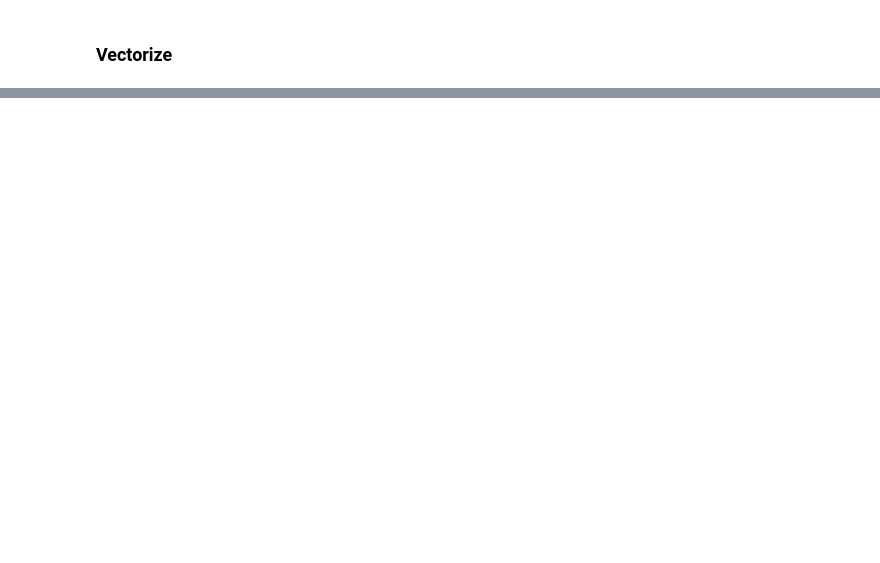
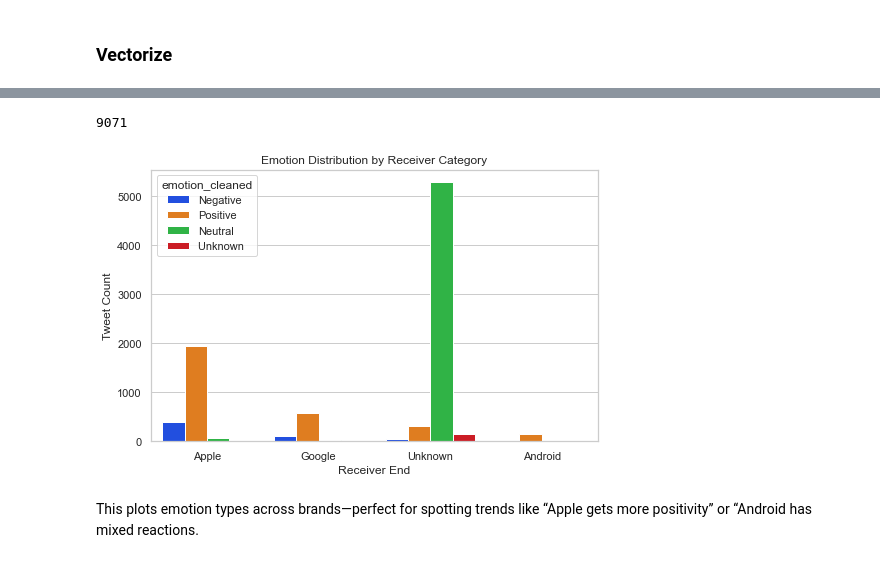
Before and after one commit to FrancisNdirangu/NLPGroupProject, a Jupyter notebook: notebook.ipynb, the cells around one changed output, grey strips where cells are left out. Saved outputs shown, nothing was run; the diff lists cells and outputs as text; code cells hidden in the pictures; blank space fills up the shorter version.

```diff
--- a/notebook.ipynb
+++ b/notebook.ipynb
@@ -287,0 +332,15 @@ df_features.head()
+# %%
+df["receiver_end"].count()
+# %% [output]
+9071
+# %%
+plt.figure(figsize=(8,5))
+sns.countplot(data=df, x='receiver_end', hue='emotion_cleaned', palette='bright')
+plt.title("Emotion Distribution by Receiver Category")
+plt.xlabel("Receiver End")
+plt.ylabel("Tweet Count")
+plt.show()
+# %% [output]
+[figure, added]
+# %% [markdown]
+This plots emotion types across brands—perfect for spotting trends like “Apple gets more positivity” or “Android has mixed reactions.
```
Also changed, not shown: parts of 39 cells of this notebook.
